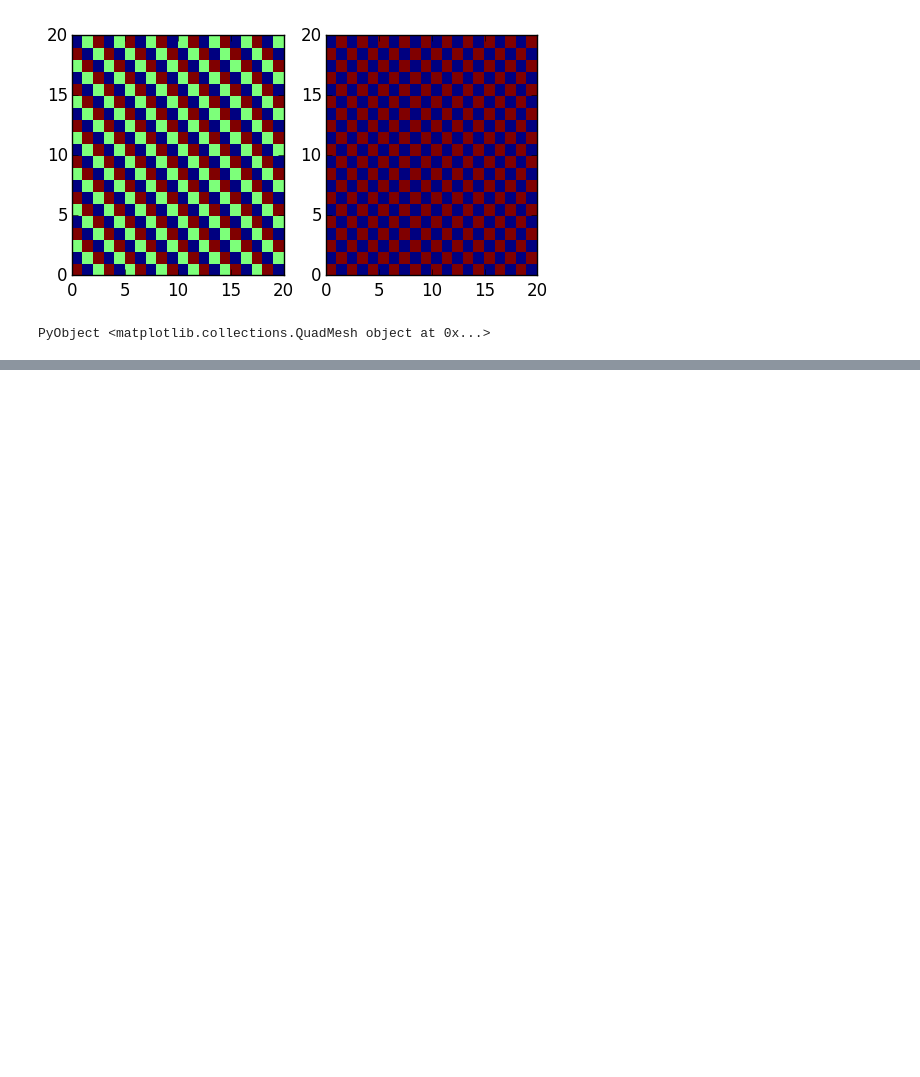
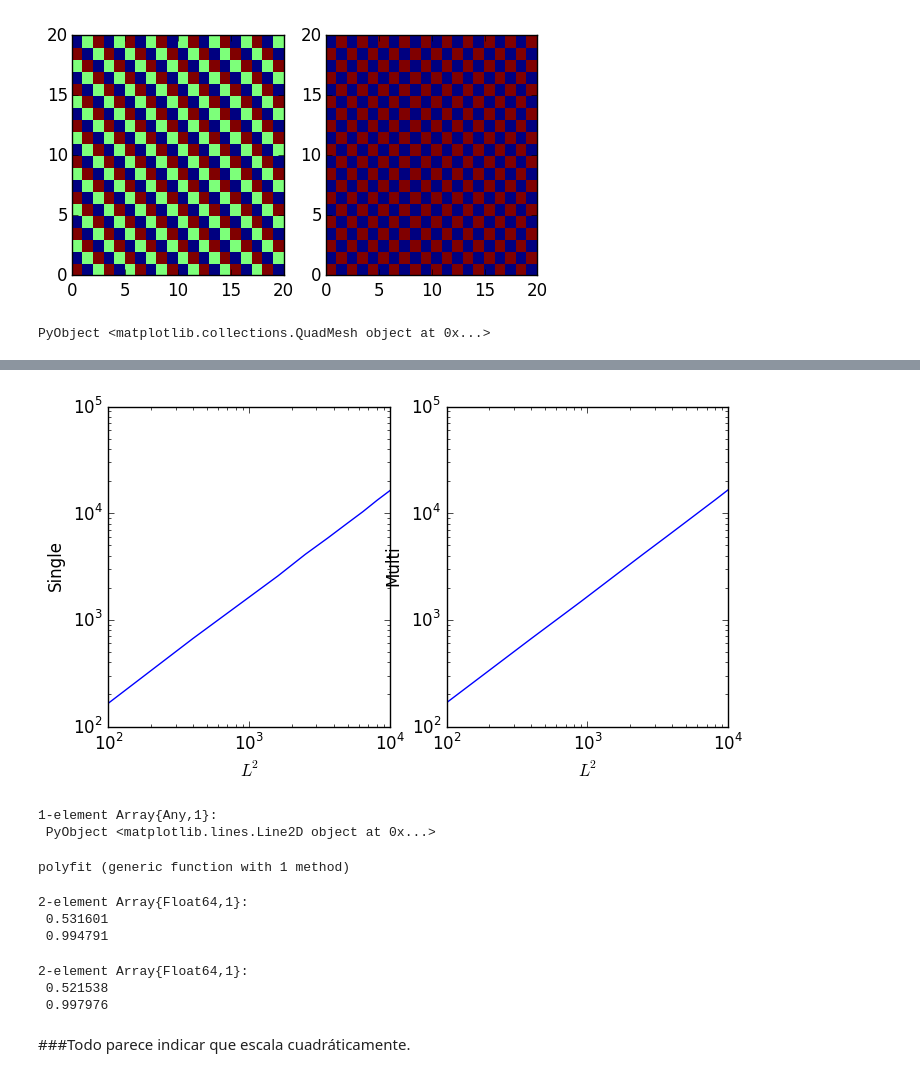
Before and after one commit to jorgeerrz/Hielo, a Jupyter notebook: Proyecto final.ipynb, the cells around one changed output, grey strips where cells are left out. Saved outputs shown, nothing was run; the diff lists cells and outputs as text; code cells hidden in the pictures; blank space fills up the shorter version.

```diff
--- a/Proyecto final.ipynb
+++ b/Proyecto final.ipynb
@@ -693,0 +734,37 @@ plot(promedios)
+# %%
+fig=figure(figsize=[8,4])
+
+subplot(1,2,1)
+xlabel(L"$L^2$")
+ylabel("Single")
+loglog(escala_S[1],escala_S[2])
+
+subplot(1,2,2)
+xlabel(L"$L^2$")
+ylabel("Multi")
+loglog(escala_M[1],escala_M[2])
+# %% [output]
+[figure, added]
+1-element Array{Any,1}:
+ PyObject <matplotlib.lines.Line2D object at 0x...>
+# %%
+function polyfit(x, y, n)
+  A = [ float(x[i])^p for i = 1:length(x), p = 0:n ]
+  A \ y
+end
+# %% [output]
+polyfit (generic function with 1 method)
+# %%
+polyfit(log(escala_S[1]),log(escala_S[2]),1)
+# %% [output]
+2-element Array{Float64,1}:
+ 0.531601
+ 0.994791
+# %%
+polyfit(log(escala_M[1]),log(escala_M[2]),1)
+# %% [output]
+2-element Array{Float64,1}:
+ 0.521538
+ 0.997976
+# %% [markdown]
+###Todo parece indicar que escala cuadráticamente.
```
Also changed, not shown: parts of 16 cells of this notebook.
